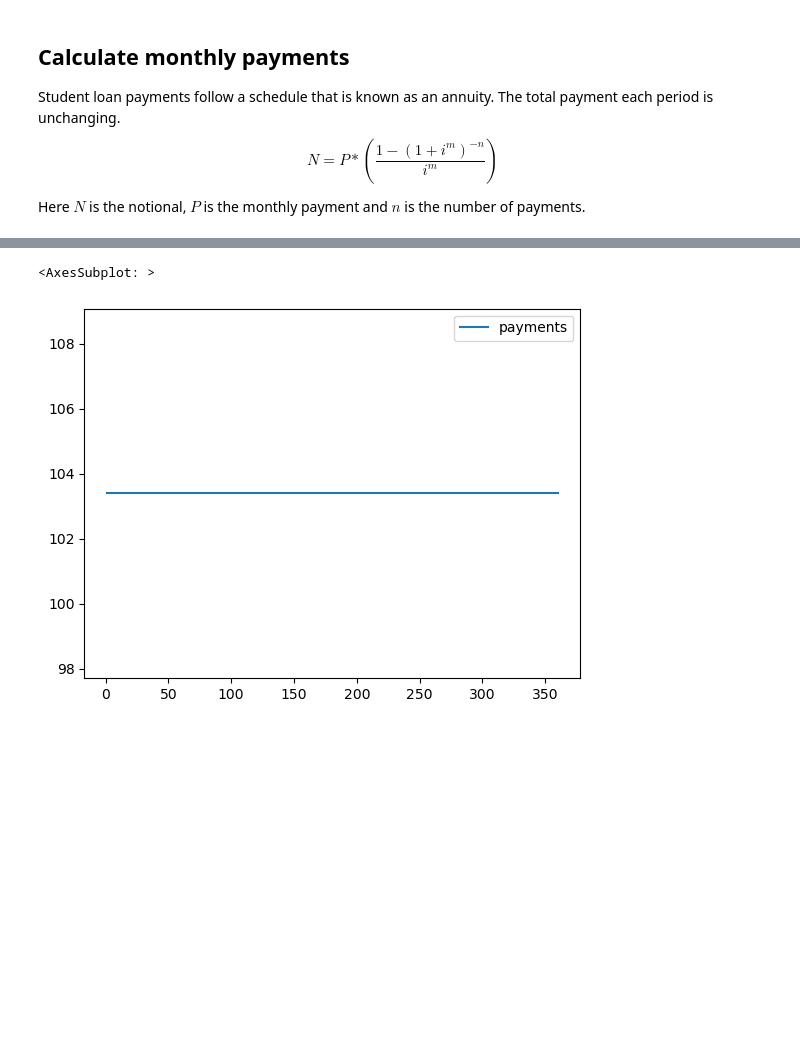
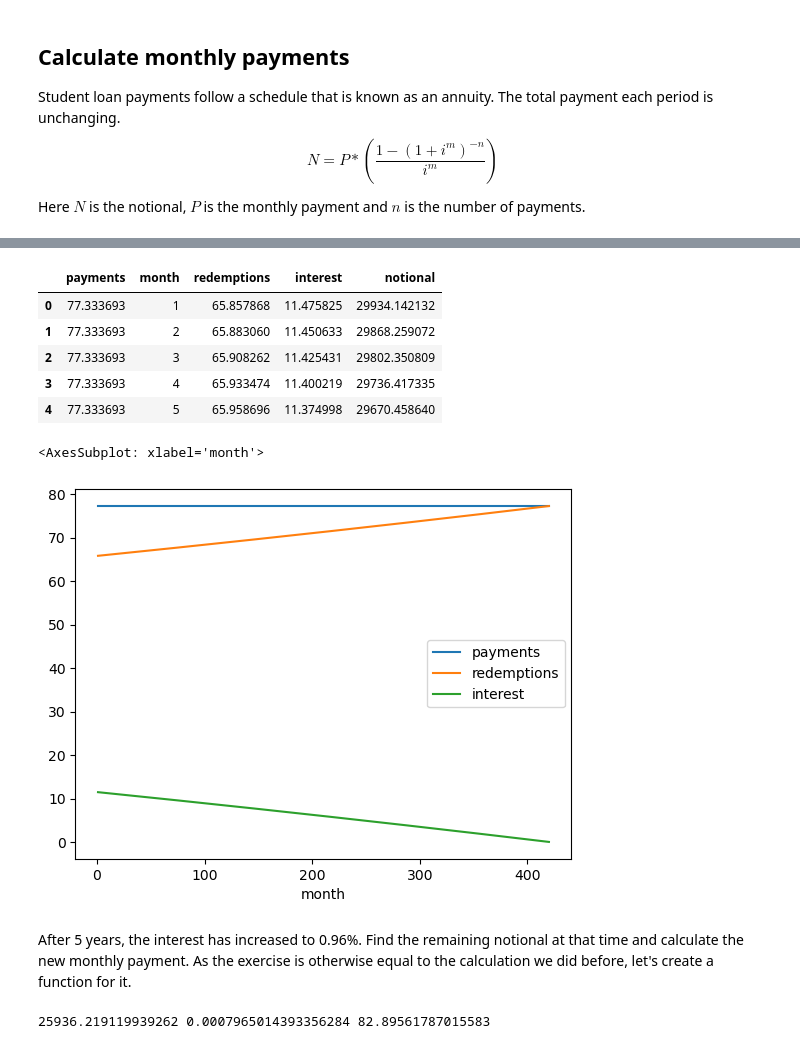
Before and after one commit to houseofbeta/cases, a Jupyter notebook: studentloans/student_loans.ipynb, the cells around one changed output, grey strips where cells are left out. Cells and saved outputs as stored; diff of their text form; code cells hidden in the pictures; blank space fills up the shorter version.

```diff
--- a/studentloans/student_loans.ipynb
+++ b/studentloans/student_loans.ipynb
@@ -11,8 +11,8 @@ De basisbeurs is returning, but the large majority of students have debts in the
 We start off with the basics
 # %%
 notional = 30000
-annual_interest = 0.015
-maturity_in_years = 30
+annual_interest = 0.0046
+maturity_in_years = 35
 # %% [markdown]
 ## Convert to month
 As the repayments are monthly, we need to convert the annual interest to a monthly interest.
@@ -42,9 +44,32 @@ repayment
 # %%
 import pandas as pd
 # %%
-df = pd.DataFrame([repayment for t in range(number_of_payments)], index = [t+1 for t in range(number_of_payments)], columns=['payments'])
-df.head()
-df.plot()
+df = pd.DataFrame({'payments': [repayment for t in range(number_of_payments)], 'month': [t+1 for t in range(number_of_payments)]})
+df['redemptions'] = df['payments'] * pow(1 + monthly_interest, -(number_of_payments - df['month'] + 1))
+df['interest'] = df['payments'] - df['redemptions']
+df['notional'] = notional - df['redemptions'].cumsum()
+df.head(5)
 # %% [output]
-<AxesSubplot: >
-[figure, removed]
+|  | payments | month | redemptions | interest | notional |
+| 0 | 77.333693 | 1 | 65.857868 | 11.475825 | 29934.142132 |
+| 1 | 77.333693 | 2 | 65.883060 | 11.450633 | 29868.259072 |
+| 2 | 77.333693 | 3 | 65.908262 | 11.425431 | 29802.350809 |
+| 3 | 77.333693 | 4 | 65.933474 | 11.400219 | 29736.417335 |
+| 4 | 77.333693 | 5 | 65.958696 | 11.374998 | 29670.458640 |
+# %%
+
+df.plot(x='month', y=['payments', 'redemptions', 'interest'])
+# %% [output]
+<AxesSubplot: xlabel='month'>
+[figure, added]
+# %% [markdown]
+After 5 years, the interest has increased to 0.96%. Find the remaining notional at that time and calculate the new monthly payment.
+As the exercise is otherwise equal to the calculation we did before, let's create a function for it.
+# %%
+notional_5 = df['notional'][5*12]
+monthly_interest_5 = pow(1+annual_interest+0.005, 1/12)-1
+number_of_payments_5 = (maturity_in_years - 5)*12
+repayment_5 = notional_5 / ((1 - pow(1+monthly_interest_5, -number_of_payments_5))/monthly_interest_5)
+print(notional_5, monthly_interest_5, repayment_5)
+# %% [output]
+25936.219119939262 0.0007965014393356284 82.89561787015583
```
Also changed, not shown: parts of 11 cells of this notebook.
